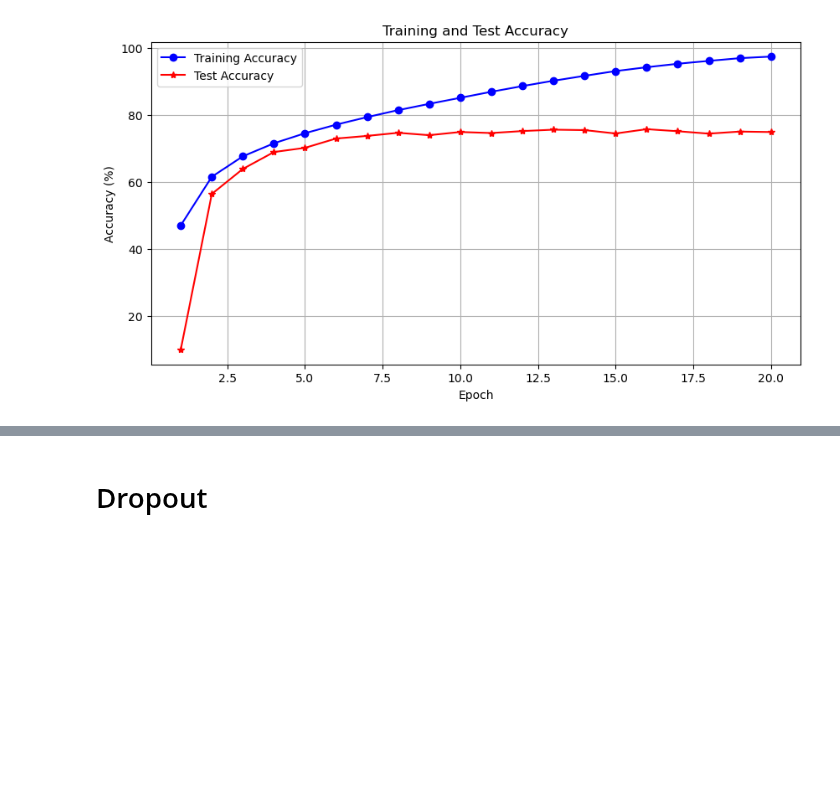
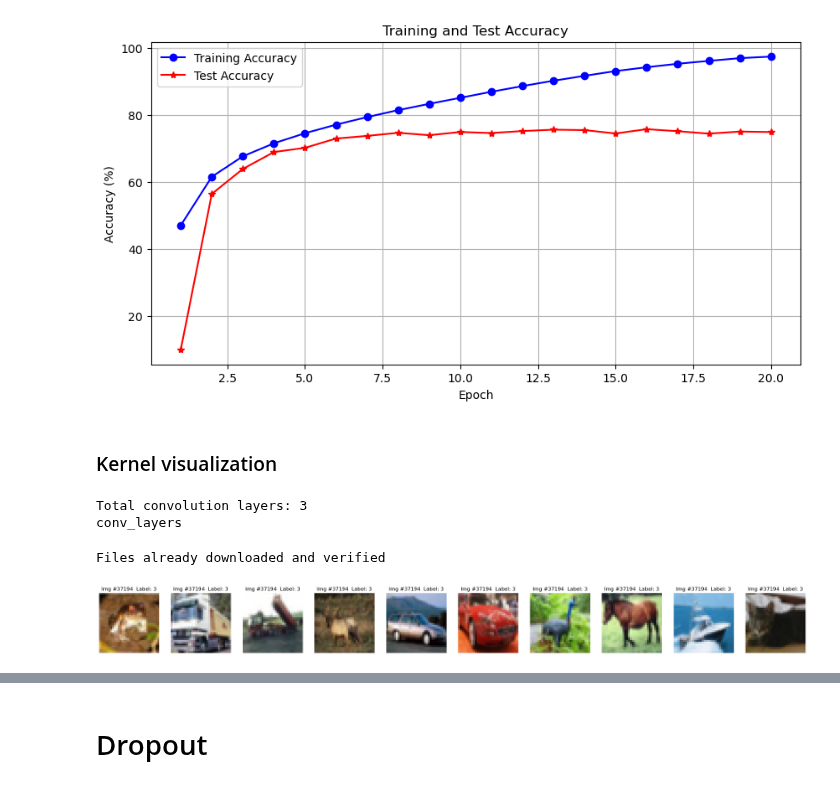
Before and after one commit to FreddieHorn/CudaVisionWS23, a Jupyter notebook: Assignment2/assignment_2_luke.ipynb, the cells around one changed output, grey strips where cells are left out. Cells and saved outputs as stored; diff of their text form; code cells hidden in the pictures; blank space fills up the shorter version.

```diff
--- a/Assignment2/assignment_2_luke.ipynb
+++ b/Assignment2/assignment_2_luke.ipynb
@@ -650,3 +659,5 @@ utils.plot_accuracy_epoch(test_accuracy_list, train_accuracy_list)
 # %% [output]
 [figure]
 [figure]
+# %% [markdown]
+### Kernel visualization
@@ -652,0 +669,51 @@ utils.plot_accuracy_epoch(test_accuracy_list, train_accuracy_list)
+# %%
+# we will save the conv layer weights in this list
+model_weights =[]
+#we will save the 49 conv layers in this list
+conv_layers = []
+# get all the model children as list
+model_children = list(model.children())
+#counter to keep count of the conv layers
+counter = 0
+#append all the conv layers and their respective wights to the list
+for i in range(len(model_children)):
+    if type(model_children[i]) == nn.Conv2d:
+        counter+=1
+        model_weights.append(model_children[i].weight)
+        conv_layers.append(model_children[i])
+    elif type(model_children[i]) == nn.Sequential:
+        for j in range(len(model_children[i])):
+            for child in model_children[i][j].children():
+                if type(child) == nn.Conv2d:
+                    counter+=1
+                    model_weights.append(child.weight)
+                    conv_layers.append(child)
+print(f"Total convolution layers: {counter}")
+print("conv_layers")
+# %% [output]
+Total convolution layers: 3
+conv_layers
+# %%
+transform = transforms.Compose(
+    [
+     transforms.ToTensor(), # setup in convmix paper
+    ])
+# %%
+train_dataset = torchvision.datasets.CIFAR10(root='./data', train=True, #
+                                        download=True, transform=transform)
+# %% [output]
+Files already downloaded and verified
+# %%
+N_IMGS = 10
+fig, ax = plt.subplots(1,N_IMGS)
+fig.set_size_inches(3 * N_IMGS, 3)
+
+
+for i in range(10):
+    img = train_dataset[i][0].numpy().reshape(3,32,32).transpose(1, 2, 0)
+    ax[i].imshow(img)
+    ax[i].set_title(f"Img #{n}  Label: {train_dataset[n][1]}")
+    ax[i].axis("off")
+plt.show()
+# %% [output]
+[figure, added]
```
Also changed, not shown: parts of 18 cells of this notebook, 2 other files.
